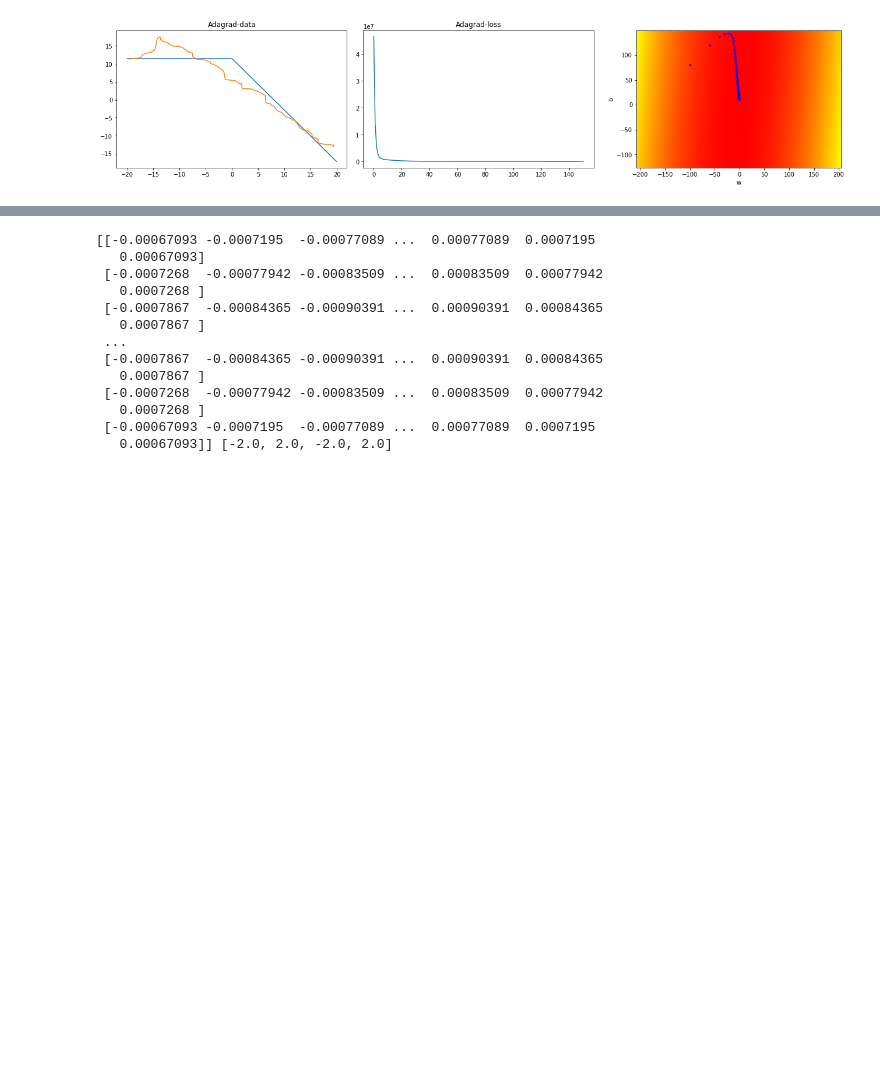
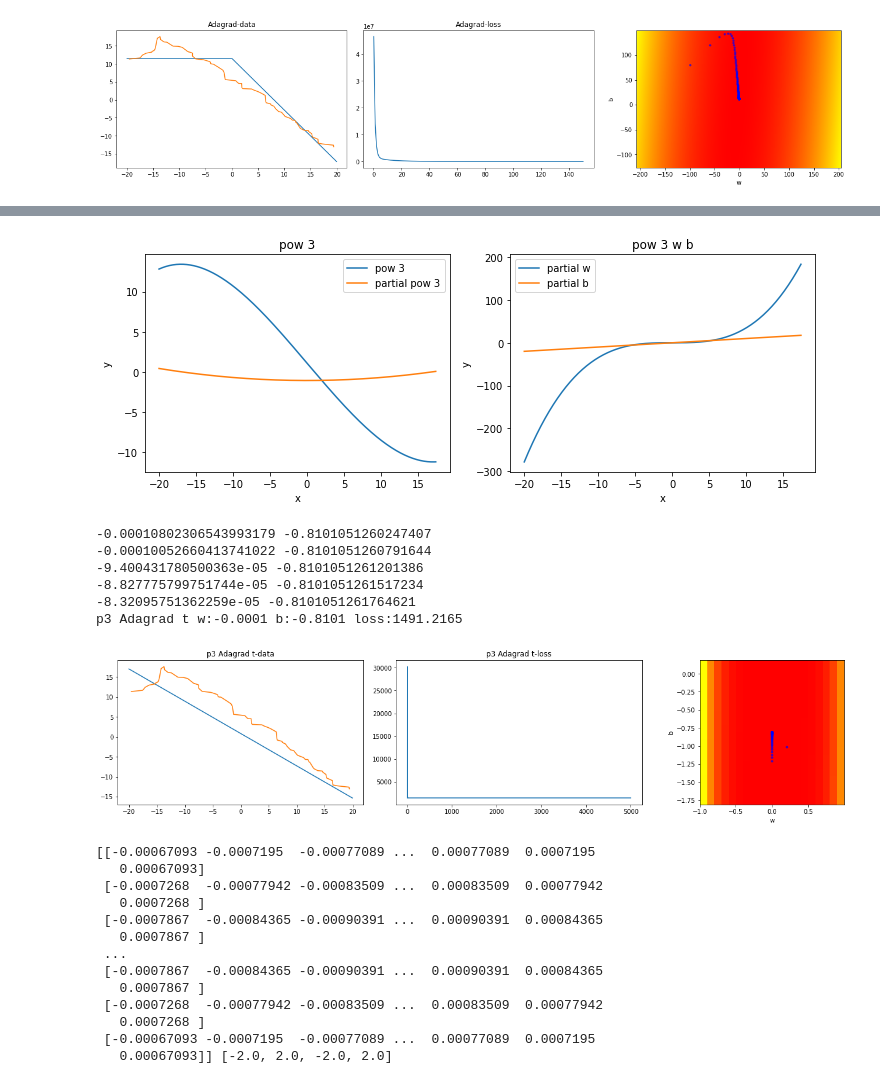
Before and after one commit to thetime50/colab-notebook, a Jupyter notebook: machine-learning/gradient_descent.ipynb, the cells around one changed output, grey strips where cells are left out. Drawn from its saved outputs; the diff is of its cells as text; code cells hidden in the pictures; blank space fills up the shorter version.

```diff
--- a/machine-learning/gradient_descent.ipynb
+++ b/machine-learning/gradient_descent.ipynb
@@ -346,3 +345,21 @@ Adagrad w:-0.0001 b:-0.8101 loss:1491.2165
+# %%
+
+p3nw = P3Neurel1(tw,tb)
+drawFun('pow 3',p3nw,)
+for i in range(5):
+  p3nwGraAdagrad = gradientDescentAdagrad(p3nw,data,ETA*10000,1,5000)
+  print(p3nw.w,p3nw.b)
+drawGraph('p3 Adagrad t',data,xaxis,P3Neurel1,p3nw,tw,tb,p3nwGraAdagrad,1.1,0.1)
+# 线性模型学习非线性数据有时候太敏感 有时候又卡在局部最优解(可能参数在一些地方对数据不敏感 也可能是因为维度太少的关系)
+# %% [output]
+[figure, added]
+-0.00010802306543993179 -0.8101051260247407
+-0.00010052660413741022 -0.8101051260791644
+-9.400431780500363e-05 -0.8101051261201386
+-8.827775799751744e-05 -0.8101051261517234
+-8.32095751362259e-05 -0.8101051261764621
+p3 Adagrad t w:-0.0001 b:-0.8101 loss:1491.2165
+[figure, added]
 # %%
 #func2d.py
 import numpy as np
```
Also changed, not shown: parts of 2 cells of this notebook.
